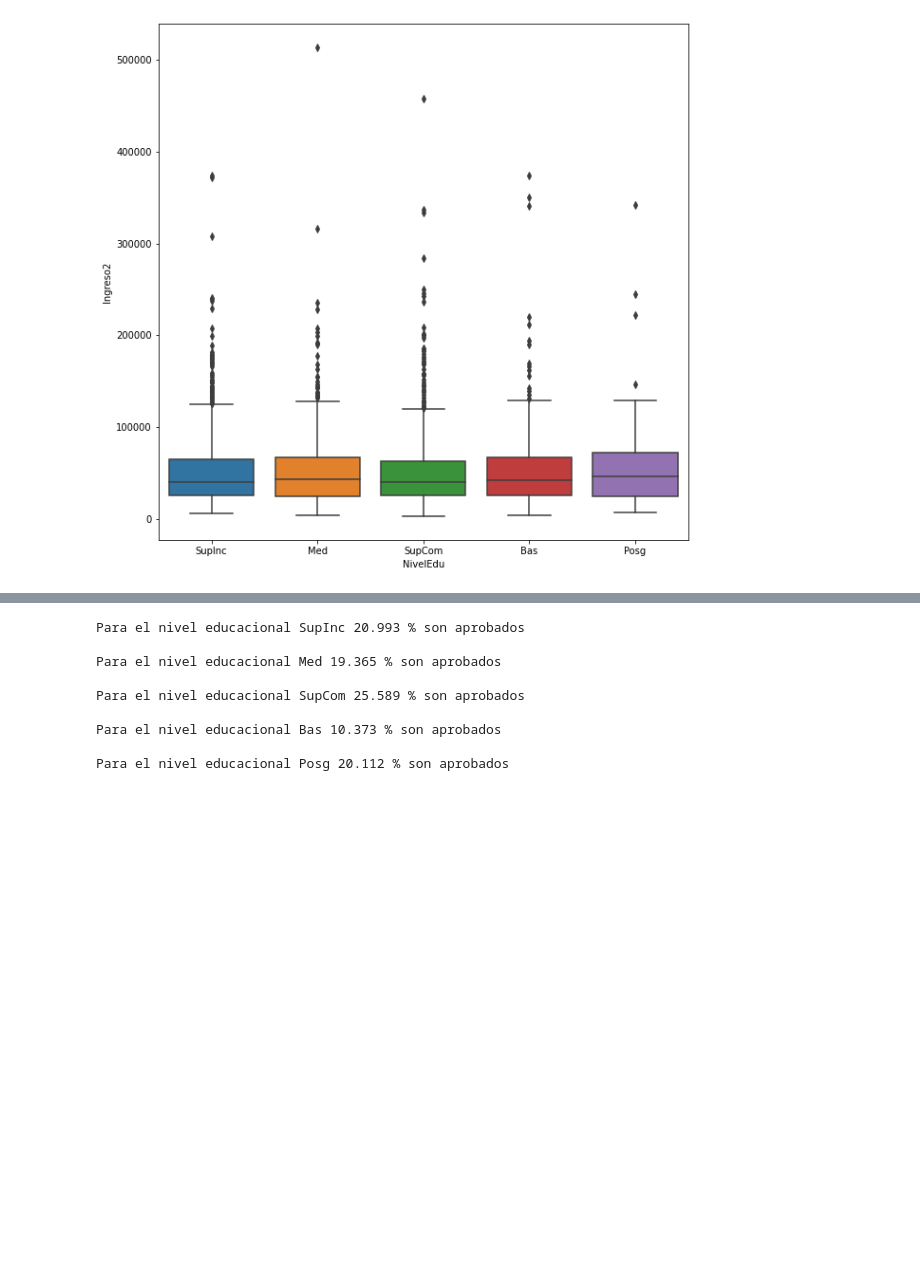
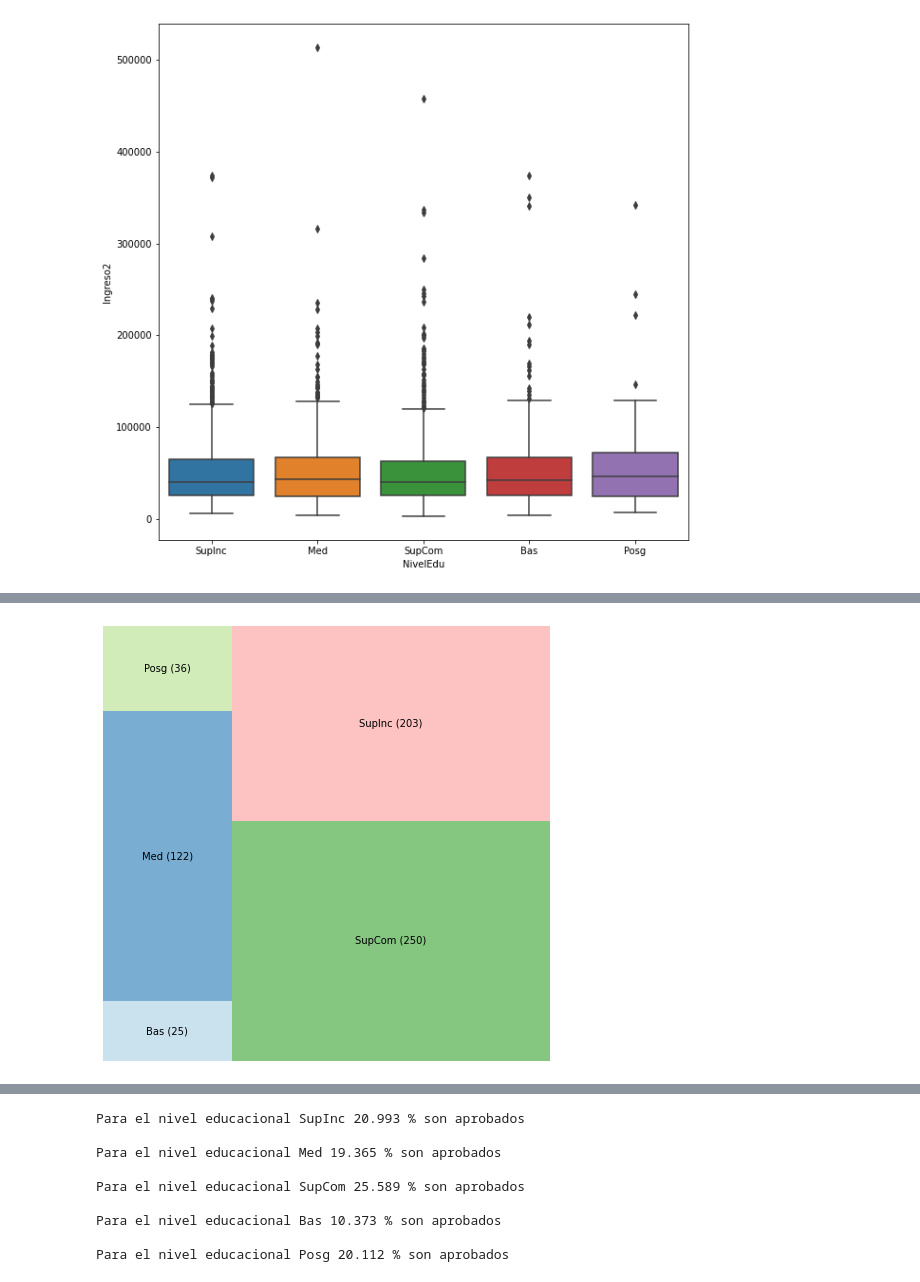
Before and after one commit to cristobalperezp/Intro_Deep_Learning, a Jupyter notebook: Tarea_1.ipynb, the cells around one changed output, grey strips where cells are left out. Drawn from its saved outputs; the diff is of its cells as text; code cells hidden in the pictures; blank space fills up the shorter version.

```diff
--- a/Tarea_1.ipynb
+++ b/Tarea_1.ipynb
@@ -189,0 +208,12 @@ for i in var_numeric:
+# %%
+mask = df['VarObj'] == 'S'
+a = df[mask].groupby('NivelEdu').sum().index.get_level_values(0).tolist()
+d = df[mask].groupby('NivelEdu').count().reset_index()['ID'].tolist()
+for i in range(len(a)):
+  a[i] = str(a[i]) + ' (' + str(d[i])+ ')'
+plt.figure(figsize=(8,8))
+squarify.plot(sizes=d, label=a, alpha=.6,color=sns.color_palette("Paired"))
+plt.axis('off')
+plt.show()
+# %% [output]
+[figure, added]
```
Also changed, not shown: parts of 28 cells of this notebook.
